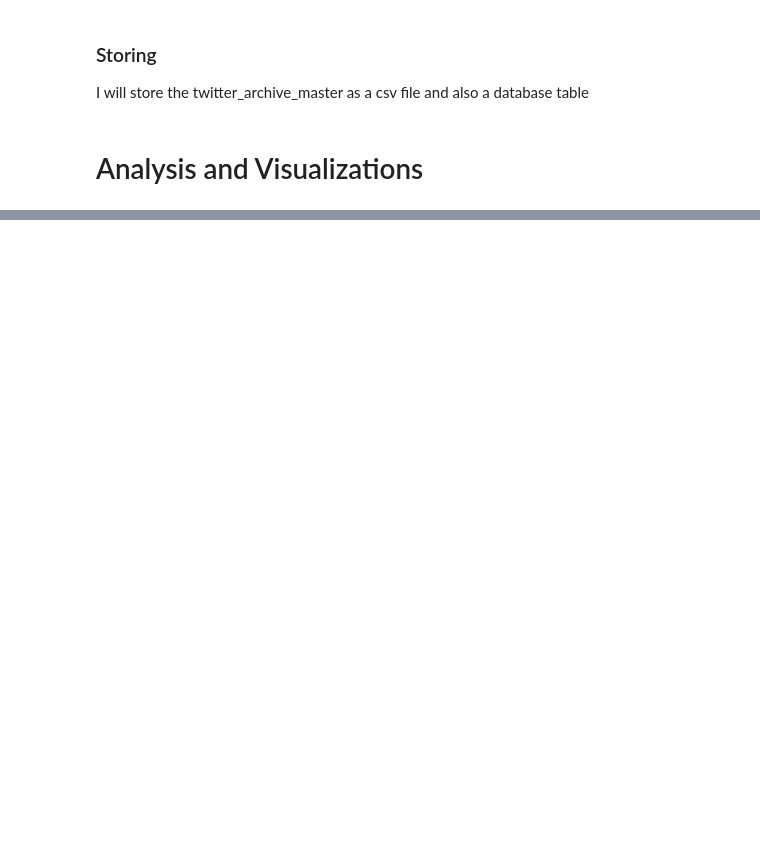
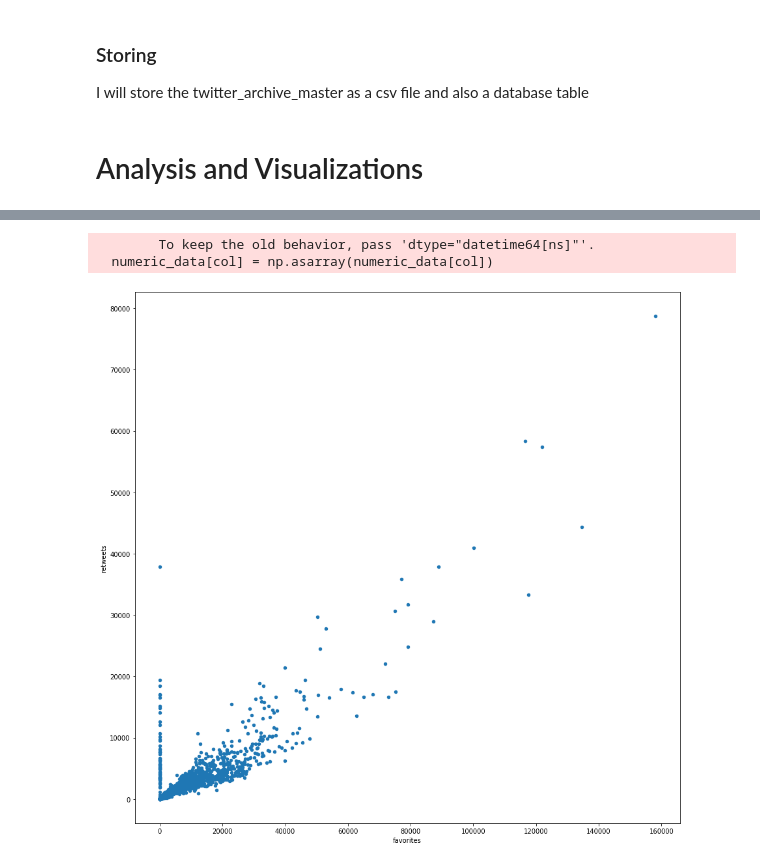
Before and after one commit to CherifArsanious/wrangle-and-analyze-data-project, a Jupyter notebook: wrangle_act.ipynb, the cells around one changed output, grey strips where cells are left out. Saved outputs shown, nothing was run; the diff lists cells and outputs as text; code cells hidden in the pictures; blank space fills up the shorter version.

```diff
--- a/wrangle_act.ipynb
+++ b/wrangle_act.ipynb
@@ -918,0 +959,6 @@ twitter_archive_master.to_sql('master',engine,index=False)
+# %%
+twitter_archive_master.plot(x='favorites',y='retweets',kind='scatter',figsize=(15,15));
+# %% [output]
+        To keep the old behavior, pass 'dtype="datetime64[ns]"'.
+  numeric_data[col] = np.asarray(numeric_data[col])
+[figure, added]
```
Also changed, not shown: parts of 6 cells of this notebook.
